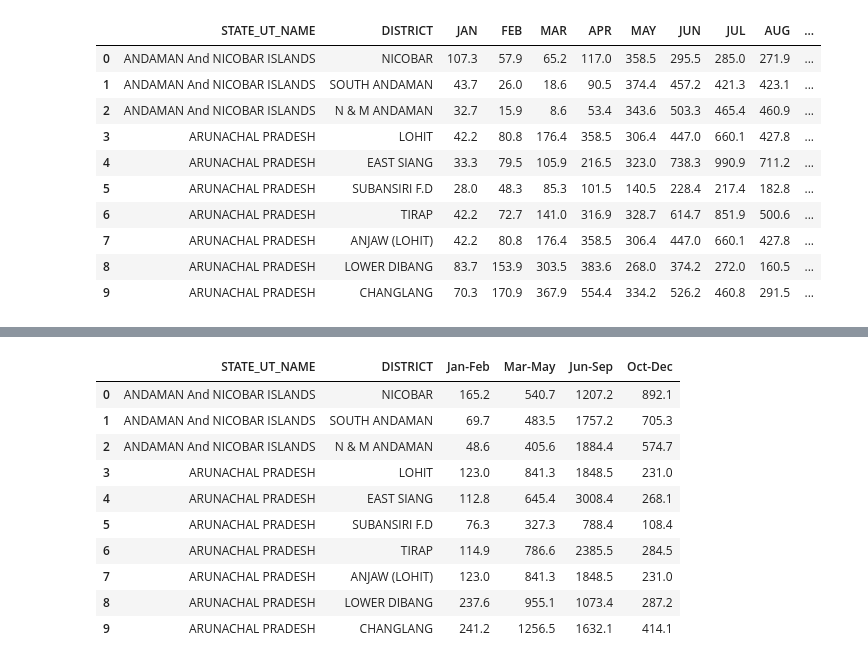
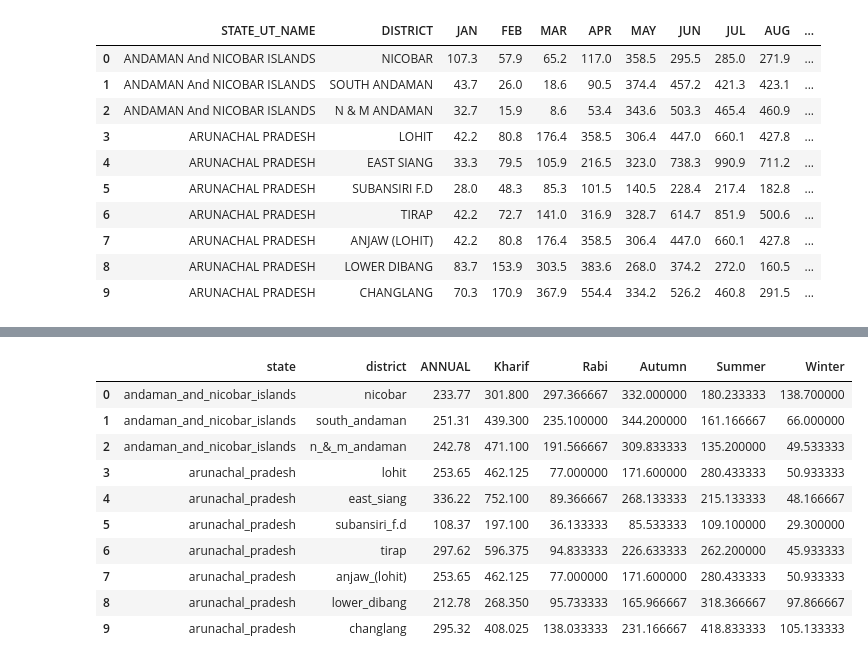
Before and after one commit to piyush-mk/TRINIT_ExeAI_ML, a Jupyter notebook: preprocess.ipynb, the cells around one changed output, grey strips where cells are left out. Saved outputs shown, nothing was run; the diff lists cells and outputs as text; code cells hidden in the pictures.

```diff
--- a/preprocess.ipynb
+++ b/preprocess.ipynb
@@ -505,0 +510,9 @@ df10.head(10)
+# %%
+#drop the jan feb mar apr may jun jul aug sep oct nov dec and annual columns
+df10.drop(['Jan-Feb','Mar-May','Jun-Sep','Oct-Dec'],axis=1,inplace=True)
+# %%
+#divde annual by 12 to get the monthly rainfall
+df10['ANNUAL'] = df10['ANNUAL']/12
+#round the values to 2 decimal places
+df10['ANNUAL'] = df10['ANNUAL'].round(2)
+df10.head(10)
@@ -505,0 +531,12 @@ df10.head(10)
+# %%
+#new column Kharif by mean of jun to sep
+df10['Kharif'] = df10[['JUN','JUL','AUG','SEP']].mean(axis=1)
+#new column Rabi by mean of oct to dec
+df10['Rabi'] = df10[['OCT','NOV','DEC']].mean(axis=1)
+#new column Autumn by mean of sep to nov
+df10['Autumn'] = df10[['SEP','OCT','NOV']].mean(axis=1)
+#new column Summer by mean of mar to may
+df10['Summer'] = df10[['MAR','APR','MAY']].mean(axis=1)
+#new column Winter by mean of dec to feb
+df10['Winter'] = df10[['DEC','JAN','FEB']].mean(axis=1)
+df10.head(10)
@@ -506,19 +555,6 @@ df10.head(10)
 # %%
-#drop the jan feb mar apr may jun jul aug sep oct nov dec and annual columns
-df10.drop(['JAN','FEB','MAR','APR','MAY','JUN','JUL','AUG','SEP','OCT','NOV','DEC','ANNUAL'],axis=1,inplace=True)
-df10.head(10)
+#drop the jan feb mar apr may jun jul aug sep oct nov dec columns
+df10.drop(['JAN','FEB','MAR','APR','MAY','JUN','JUL','AUG','SEP','OCT','NOV','DEC'],axis=1,inplace=True)
-# %% [output]
-|  | STATE_UT_NAME | DISTRICT | Jan-Feb | Mar-May | Jun-Sep | Oct-Dec |
-| 0 | ANDAMAN And NICOBAR ISLANDS | NICOBAR | 165.2 | 540.7 | 1207.2 | 892.1 |
-| 1 | ANDAMAN And NICOBAR ISLANDS | SOUTH ANDAMAN | 69.7 | 483.5 | 1757.2 | 705.3 |
-| 2 | ANDAMAN And NICOBAR ISLANDS | N & M ANDAMAN | 48.6 | 405.6 | 1884.4 | 574.7 |
-| 3 | ARUNACHAL PRADESH | LOHIT | 123.0 | 841.3 | 1848.5 | 231.0 |
-| 4 | ARUNACHAL PRADESH | EAST SIANG | 112.8 | 645.4 | 3008.4 | 268.1 |
-| 5 | ARUNACHAL PRADESH | SUBANSIRI F.D | 76.3 | 327.3 | 788.4 | 108.4 |
-| 6 | ARUNACHAL PRADESH | TIRAP | 114.9 | 786.6 | 2385.5 | 284.5 |
-| 7 | ARUNACHAL PRADESH | ANJAW (LOHIT) | 123.0 | 841.3 | 1848.5 | 231.0 |
-| 8 | ARUNACHAL PRADESH | LOWER DIBANG | 237.6 | 955.1 | 1073.4 | 287.2 |
-| 9 | ARUNACHAL PRADESH | CHANGLANG | 241.2 | 1256.5 | 1632.1 | 414.1 |
 # %%
 #state and district lower case
 df10['STATE_UT_NAME'] = df10['STATE_UT_NAME'].str.lower()
@@ -526,3 +562,20 @@ df10['DISTRICT'] = df10['DISTRICT'].str.lower()
 # %%
 #rename the columns
 df10.rename(columns={'STATE_UT_NAME':'state','DISTRICT':'district'},inplace=True)
+# %%
+#cleaning the data
+df10['district'] = df10['district'].str.replace(' ','_')
+df10['state'] = df10['state'].str.replace(' ','_')
+df10.head(10)
+# %% [output]
+|  | state | district | ANNUAL | Kharif | Rabi | Autumn | Summer | Winter |
+| 0 | andaman_and_nicobar_islands | nicobar | 233.77 | 301.800 | 297.366667 | 332.000000 | 180.233333 | 138.700000 |
+| 1 | andaman_and_nicobar_islands | south_andaman | 251.31 | 439.300 | 235.100000 | 344.200000 | 161.166667 | 66.000000 |
+| 2 | andaman_and_nicobar_islands | n_&_m_andaman | 242.78 | 471.100 | 191.566667 | 309.833333 | 135.200000 | 49.533333 |
+| 3 | arunachal_pradesh | lohit | 253.65 | 462.125 | 77.000000 | 171.600000 | 280.433333 | 50.933333 |
+| 4 | arunachal_pradesh | east_siang | 336.22 | 752.100 | 89.366667 | 268.133333 | 215.133333 | 48.166667 |
+| 5 | arunachal_pradesh | subansiri_f.d | 108.37 | 197.100 | 36.133333 | 85.533333 | 109.100000 | 29.300000 |
+| 6 | arunachal_pradesh | tirap | 297.62 | 596.375 | 94.833333 | 226.633333 | 262.200000 | 45.933333 |
+| 7 | arunachal_pradesh | anjaw_(lohit) | 253.65 | 462.125 | 77.000000 | 171.600000 | 280.433333 | 50.933333 |
+| 8 | arunachal_pradesh | lower_dibang | 212.78 | 268.350 | 95.733333 | 165.966667 | 318.366667 | 97.866667 |
+| 9 | arunachal_pradesh | changlang | 295.32 | 408.025 | 138.033333 | 231.166667 | 418.833333 | 105.133333 |
```
Also changed, not shown: parts of 19 cells of this notebook, 10 other files.
